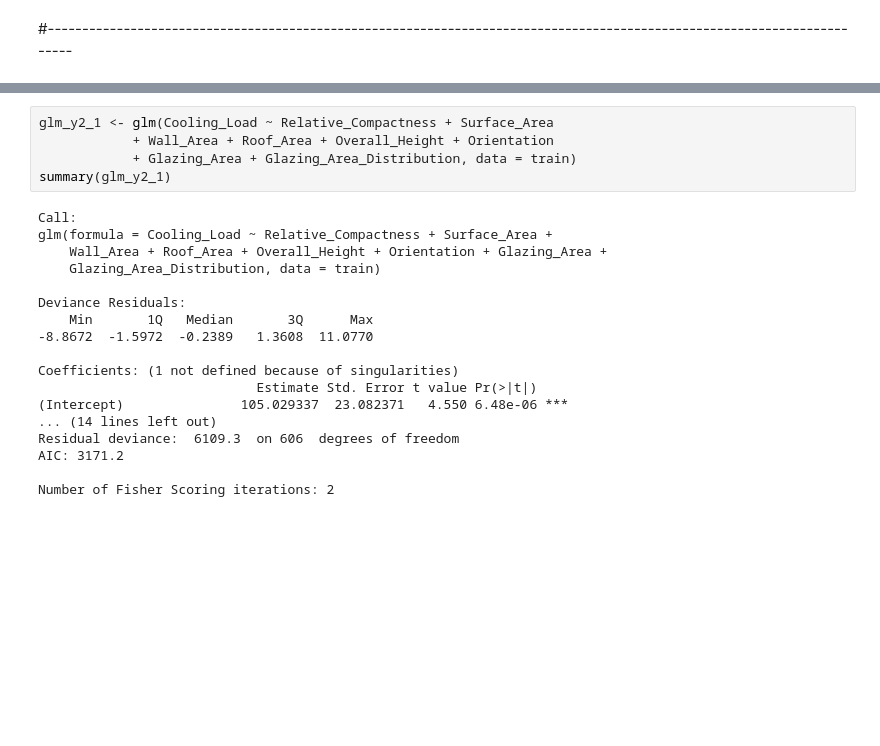
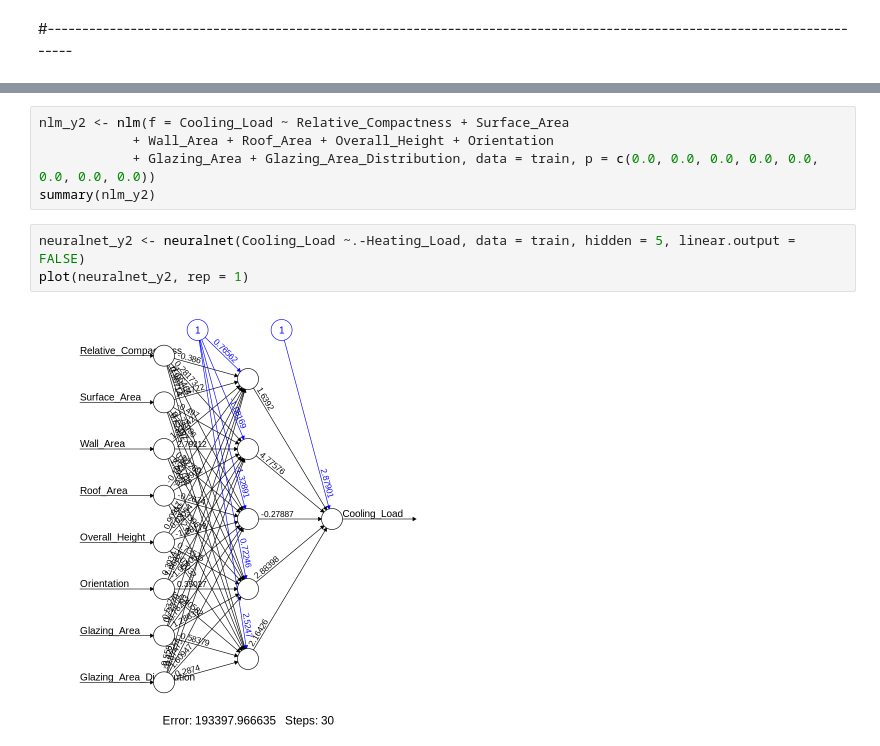
Before and after one commit to Viktory4121/MME, a Jupyter notebook: lab4.ipynb, the cells around one changed output, grey strips where cells are left out. Drawn from its saved outputs; the diff is of its cells as text; blank space fills up the shorter version.

```diff
--- a/lab4.ipynb
+++ b/lab4.ipynb
@@ -128,23 +158,10 @@ F-statistic: 698.4 on 7 and 606 DF,  p-value: < 2.2e-16
 # %%
-glm_y2_1 <- glm(Cooling_Load ~ Relative_Compactness + Surface_Area
+nlm_y2 <- nlm(f = Cooling_Load ~ Relative_Compactness + Surface_Area
             + Wall_Area + Roof_Area + Overall_Height + Orientation
-            + Glazing_Area + Glazing_Area_Distribution, data = train)
-summary(glm_y2_1)
+            + Glazing_Area + Glazing_Area_Distribution, data = train, p = c(0.0, 0.0, 0.0, 0.0, 0.0, 0.0, 0.0, 0.0))
+summary(nlm_y2)
-# %% [output]
-Call:
-glm(formula = Cooling_Load ~ Relative_Compactness + Surface_Area +
-    Wall_Area + Roof_Area + Overall_Height + Orientation + Glazing_Area +
-    Glazing_Area_Distribution, data = train)
-
-Deviance Residuals:
-    Min       1Q   Median       3Q      Max
--8.8672  -1.5972  -0.2389   1.3608  11.0770
-
-Coefficients: (1 not defined because of singularities)
-                            Estimate Std. Error t value Pr(>|t|)
-(Intercept)               105.029337  23.082371   4.550 6.48e-06 ***
-... (14 lines left out)
-Residual deviance:  6109.3  on 606  degrees of freedom
-AIC: 3171.2
-
-Number of Fisher Scoring iterations: 2
+# %%
+neuralnet_y2 <- neuralnet(Cooling_Load ~.-Heating_Load, data = train, hidden = 5, linear.output = FALSE)
+plot(neuralnet_y2, rep = 1)
+# %% [output]
+[figure, added]
```
Also changed, not shown: parts of 7 cells of this notebook.
